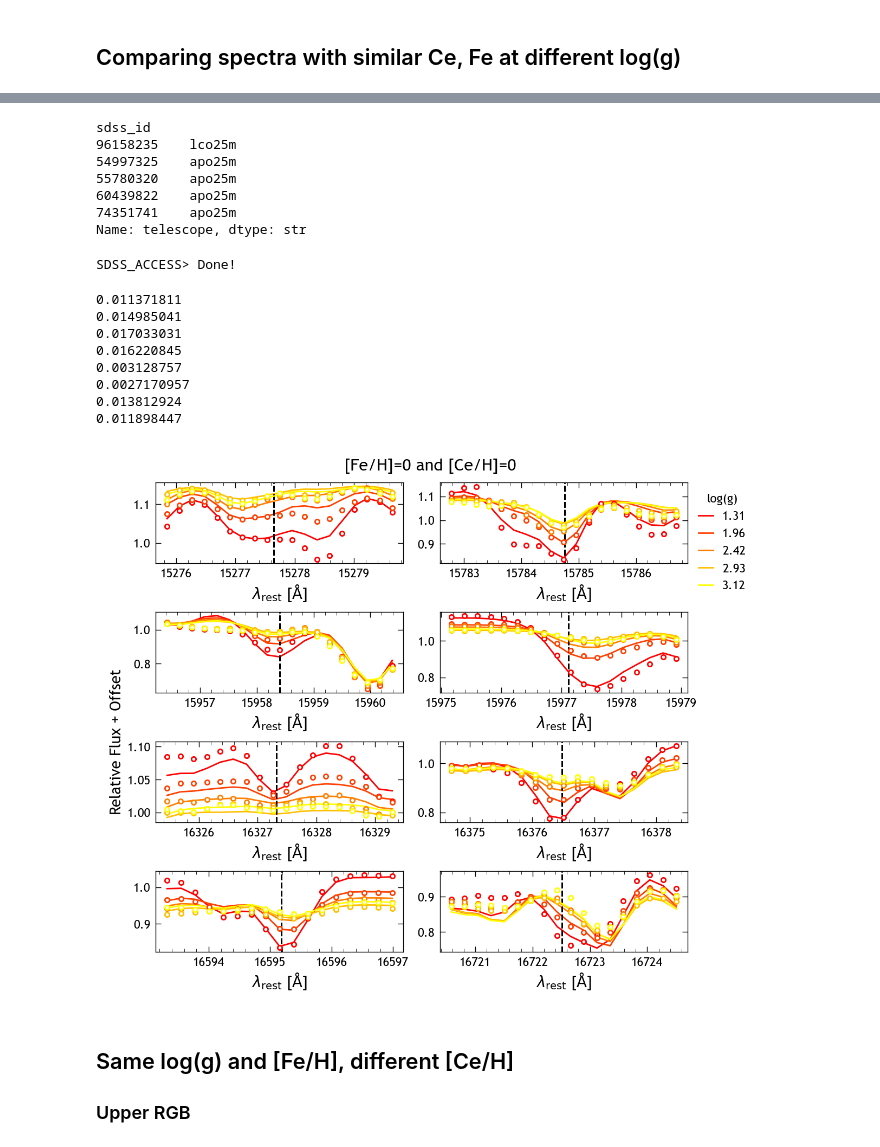
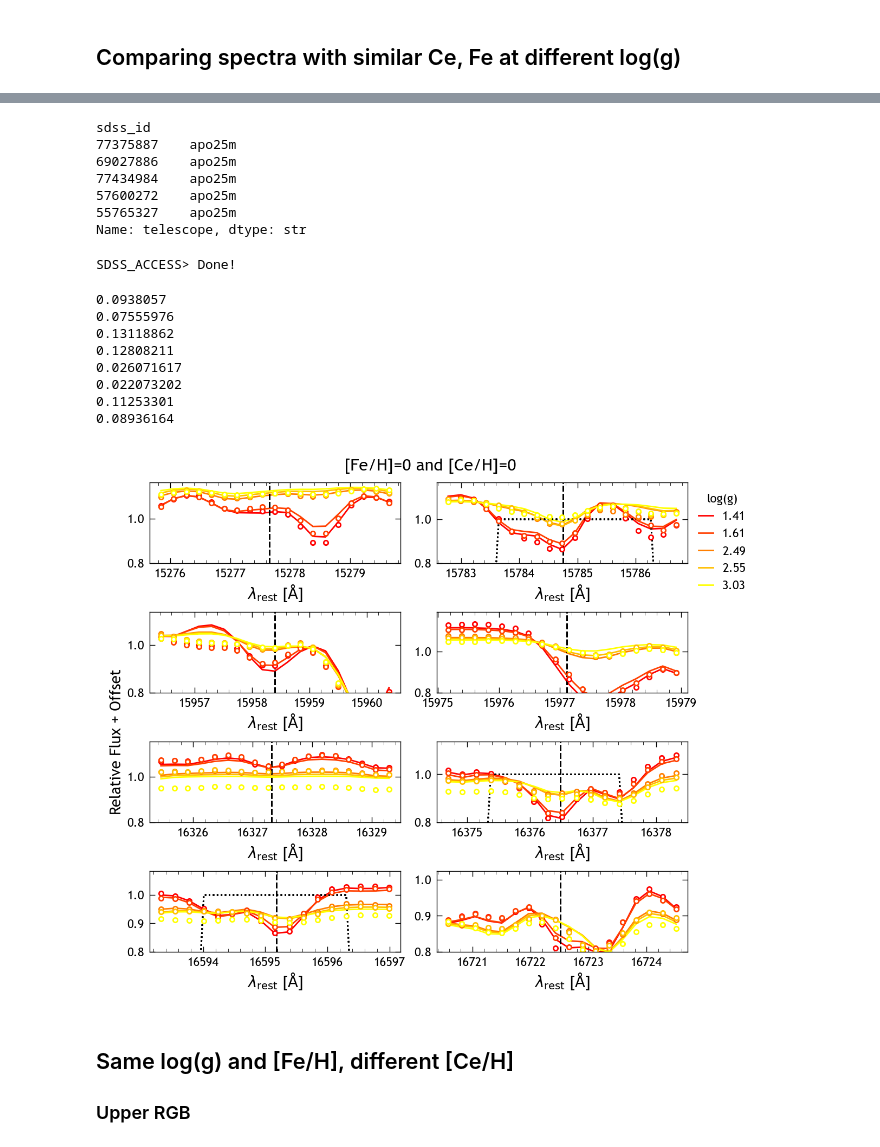
Before and after one commit to lodubay/chemical-clocks, a Jupyter notebook: src/scripts/spectrum_checks.ipynb, the cells around one changed output, grey strips where cells are left out. Cells and saved outputs as stored; diff of their text form; code cells hidden in the pictures.

Commit message:
spectrum plot updates

```diff
--- a/src/scripts/spectrum_checks.ipynb
+++ b/src/scripts/spectrum_checks.ipynb
@@ -282,9 +282,11 @@ def get_ferre_pixel_mask():
     assert mask.sum() == 7514
     return mask
 
-ferre_ce_mask = np.loadtxt("/uufs/chpc.utah.edu/common/home/sdss51/sdsswork/mwm/spectro/astra/component_data/aspcap/masks_ipl3/Ce.mask")
+ferre_ce_mask = np.loadtxt(paths.data / "MWM/Ce.mask")
+print(ferre_ce_mask.shape)
 
 ferre_mask = get_ferre_pixel_mask()
+print(ferre_mask.shape)
 
 ce_mask = np.zeros(ferre_mask.size, dtype=bool)
 ce_mask[ferre_mask] = ferre_ce_mask
@@ -292,0 +296,9 @@ NameError: name 'np' is not defined
+# %%
+fig, ax = plt.subplots(figsize=(12, 4))
+# ax.plot(air_wl, ferre_ce_mask)
+ax.plot(air_wl, ferre_mask, label='FERRE mask')
+ax.plot(air_wl, ce_mask, label='Ce mask')
+for line in ce_ii_lines:
+    ax.axvline(line, ls='--', c='r')
+ax.legend()
+plt.show()
@@ -299,7 +323,8 @@ solar_abund = mwm_sample[
     (mwm_sample['mg_fe'] >= -0.05) &
     (mwm_sample['mg_fe'] < 0.05) &
     (mwm_sample['ce_fe'] >= 0.25) &
-    (mwm_sample['ce_fe'] < 0.35)
+    (mwm_sample['ce_fe'] < 0.35) &
+    (mwm_sample['apred'] == '1.3')
 ]
 solar_abund.sort_values('snr', inplace=True)
 solar_abund
@@ -355,11 +380,11 @@ sdss_id
 mwm_sample.loc[solar_abund_high_snr_ids].telescope
 # %% [output]
 sdss_id
-96158235    lco25m
-54997325    apo25m
-55780320    apo25m
-60439822    apo25m
-74351741    apo25m
+77375887    apo25m
+69027886    apo25m
+77434984    apo25m
+57600272    apo25m
+55765327    apo25m
 Name: telescope, dtype: str
 # %%
 # Download data
@@ -409,42 +434,44 @@ for j, sdss_id in enumerate(solar_abund_high_snr_ids):
     for i, ax in enumerate(axs.flatten()):
         line = ce_ii_lines[i]
         ax.axvline(line, color='k', linestyle='--')
         wl_range = (line-2, line+2)
         mask = (wl_arr >= wl_range[0]) & (wl_arr < wl_range[1])
         if j==4: print(np.median(weights[mask]))
         # ax.plot(wl_arr[mask], flux[mask]/flux[mask].max(), label=round(logg, 2))
         # ax.fill_between(
         #     wl_arr[mask],
         #     (flux[mask] - flux_err[mask]) / flux[mask].max(),
         #     (flux[mask] + flux_err[mask]) / flux[mask].max(),
         #     alpha=0.5
         # )
         ax.errorbar(
             wl_arr[mask], flux[mask],
             yerr=flux_err[mask],
             fmt='o', ms=3, mfc='w', capsize=0,
             color=cmap(norm(logg))
             # label=round(logg, 2)
         )
         ax.plot(wl_arr[mask], model[mask], c=cmap(norm(logg)), label=round(logg, 2))
+        ax.plot(wl_arr[mask], ce_mask[mask], 'k:')
         ax.set_xlabel(r'$\lambda_{\rm rest}$ [${\rm \AA}$]')
         ax.xaxis.set_major_locator(MultipleLocator(1))
         ax.xaxis.set_minor_locator(MultipleLocator(0.2))
         ax.ticklabel_format(style='plain', axis='x', useOffset=False)
+        ax.set_ylim((0.8,None))
 axs[2,0].set_ylabel('Relative Flux + Offset', y=1)
 axs[0,1].legend(title='log(g)', bbox_to_anchor=(1,1), loc='upper left')
 fig.suptitle('[Fe/H]=0 and [Ce/H]=0')
 plt.show()
 # %% [output]
-0.011371811
-0.014985041
-0.017033031
-0.016220845
-0.003128757
-0.0027170957
-0.013812924
-0.011898447
+0.0938057
+0.07555976
+0.13118862
+0.12808211
+0.026071617
+0.022073202
+0.11253301
+0.08936164
-[figure, old version]
+[figure, new version]
 # %% [markdown]
 ## Same log(g) and [Fe/H], different [Ce/H]
 
```
Also changed, not shown: parts of 5 cells of this notebook, 2 other files.
